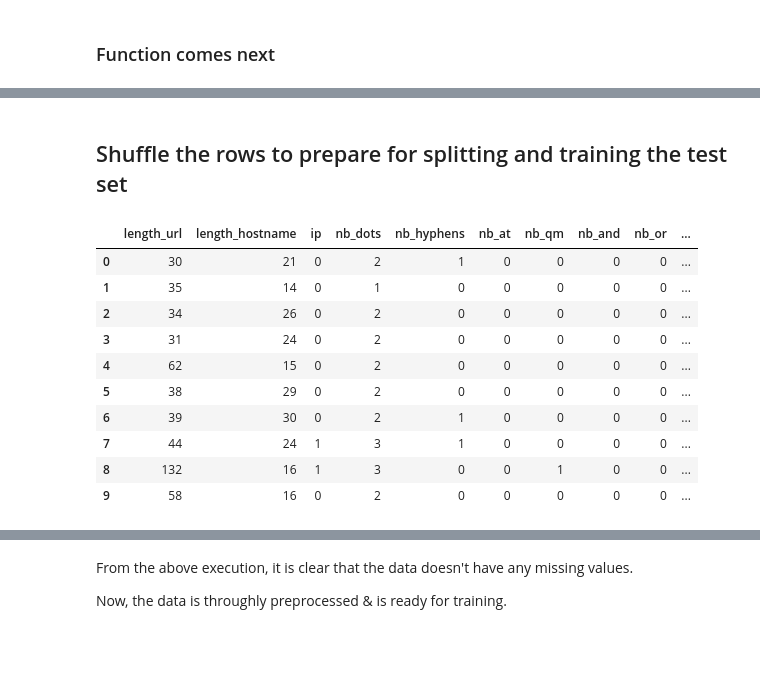
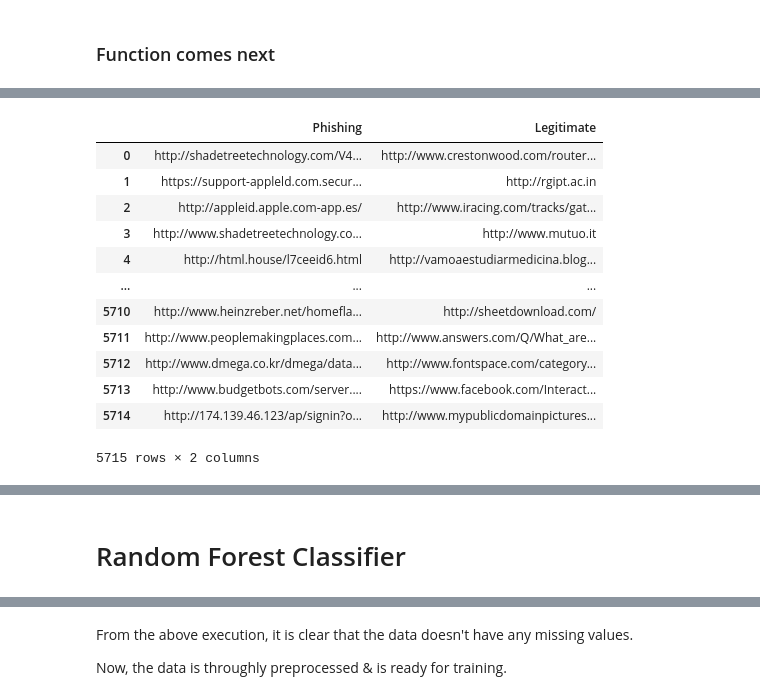
Before and after one commit to yiggzzz/Final-Project-, a Jupyter notebook: Phishing_ML.ipynb, the cells around one changed output, grey strips where cells are left out. Cells and saved outputs as stored; diff of their text form; code cells hidden in the pictures; blank space fills up the shorter version.

```diff
--- a/Phishing_ML.ipynb
+++ b/Phishing_ML.ipynb
@@ -316,3 +325,23 @@ function_df.to_csv("archive/function.csv",index=False,encoding='UTF-8')
+# %%
+legitimate_list = list(application_df[application_df.status == 1].url)
+# %%
+phishing_list = list(application_df[application_df.status == 0].url)
+# %%
+pd.DataFrame({'Phishing':phishing_list, 'Legitimate':legitimate_list})
+# %% [output]
+|  | Phishing | Legitimate |
+| 0 | http://shadetreetechnology.com/V4... | http://www.crestonwood.com/router... |
+| 1 | https://support-appleld.com.secur... | http://rgipt.ac.in |
+| 2 | http://appleid.apple.com-app.es/ | http://www.iracing.com/tracks/gat... |
+| 3 | http://www.shadetreetechnology.co... | http://www.mutuo.it |
+| 4 | http://html.house/l7ceeid6.html | http://vamoaestudiarmedicina.blog... |
+| ... | ... | ... |
+| 5710 | http://www.heinzreber.net/homefla... | http://sheetdownload.com/ |
+| 5711 | http://www.peoplemakingplaces.com... | http://www.answers.com/Q/What_are... |
+| 5712 | http://www.dmega.co.kr/dmega/data... | http://www.fontspace.com/category... |
+| 5713 | http://www.budgetbots.com/server.... | https://www.facebook.com/Interact... |
+| 5714 | http://174.139.46.123/ap/signin?o... | http://www.mypublicdomainpictures... |
+5715 rows × 2 columns
 # %%
 # Function that makes all values that = 1 (legitimate) into one column and values = 0 (phishing) into another column
 # Save first excel files as Phishing_URLS.csv
@@ -332,21 +361,5 @@ application_df
 | 11428 | http://www.mypublicdomainpictures... | 38 | 30 | 0 | 2 | 0 | 0 | 0 | 0 | ... |
 | 11429 | http://174.139.46.123/ap/signin?o... | 477 | 14 | 1 | 24 | 0 | 1 | 1 | 9 | ... |
 11430 rows × 89 columns
-# %% [markdown]
-## Shuffle the rows to prepare for splitting and training the test set
-# %%
-# Shuffling the rows in the dataset so that when splitting the train and test set are equally distributed
-df = df.sample(frac=1).reset_index(drop=True)
-df.head(10)
-# %% [output]
-|  | length_url | length_hostname | ip | nb_dots | nb_hyphens | nb_at | nb_qm | nb_and | nb_or | ... |
-| 0 | 30 | 21 | 0 | 2 | 1 | 0 | 0 | 0 | 0 | ... |
-| 1 | 35 | 14 | 0 | 1 | 0 | 0 | 0 | 0 | 0 | ... |
-| 2 | 34 | 26 | 0 | 2 | 0 | 0 | 0 | 0 | 0 | ... |
-| 3 | 31 | 24 | 0 | 2 | 0 | 0 | 0 | 0 | 0 | ... |
-| 4 | 62 | 15 | 0 | 2 | 0 | 0 | 0 | 0 | 0 | ... |
-| 5 | 38 | 29 | 0 | 2 | 0 | 0 | 0 | 0 | 0 | ... |
-| 6 | 39 | 30 | 0 | 2 | 1 | 0 | 0 | 0 | 0 | ... |
-| 7 | 44 | 24 | 1 | 3 | 1 | 0 | 0 | 0 | 0 | ... |
-| 8 | 132 | 16 | 1 | 3 | 0 | 0 | 1 | 0 | 0 | ... |
-| 9 | 58 | 16 | 0 | 2 | 0 | 0 | 0 | 0 | 0 | ... |
+# %% [markdown]
+# Random Forest Classifier
```
Also changed, not shown: parts of 21 cells of this notebook, 1 other file.
